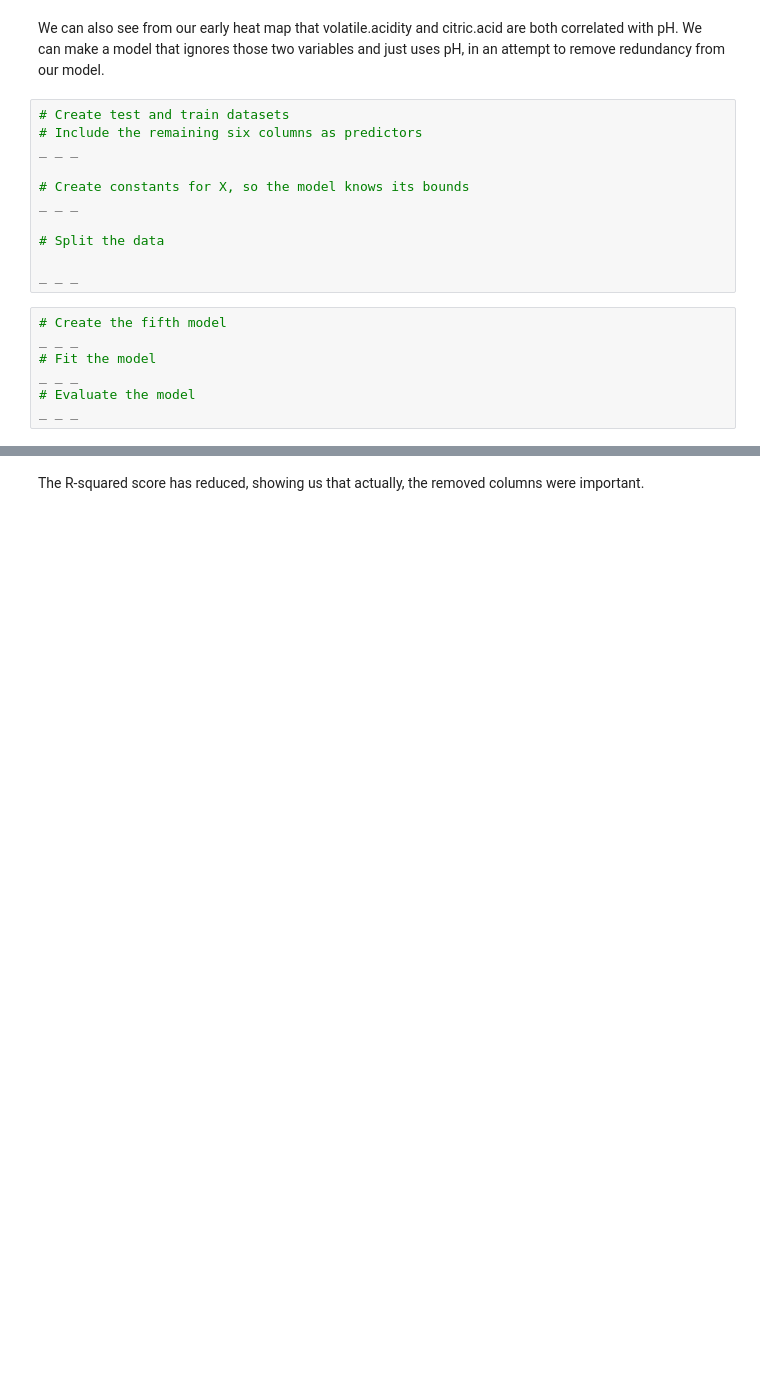
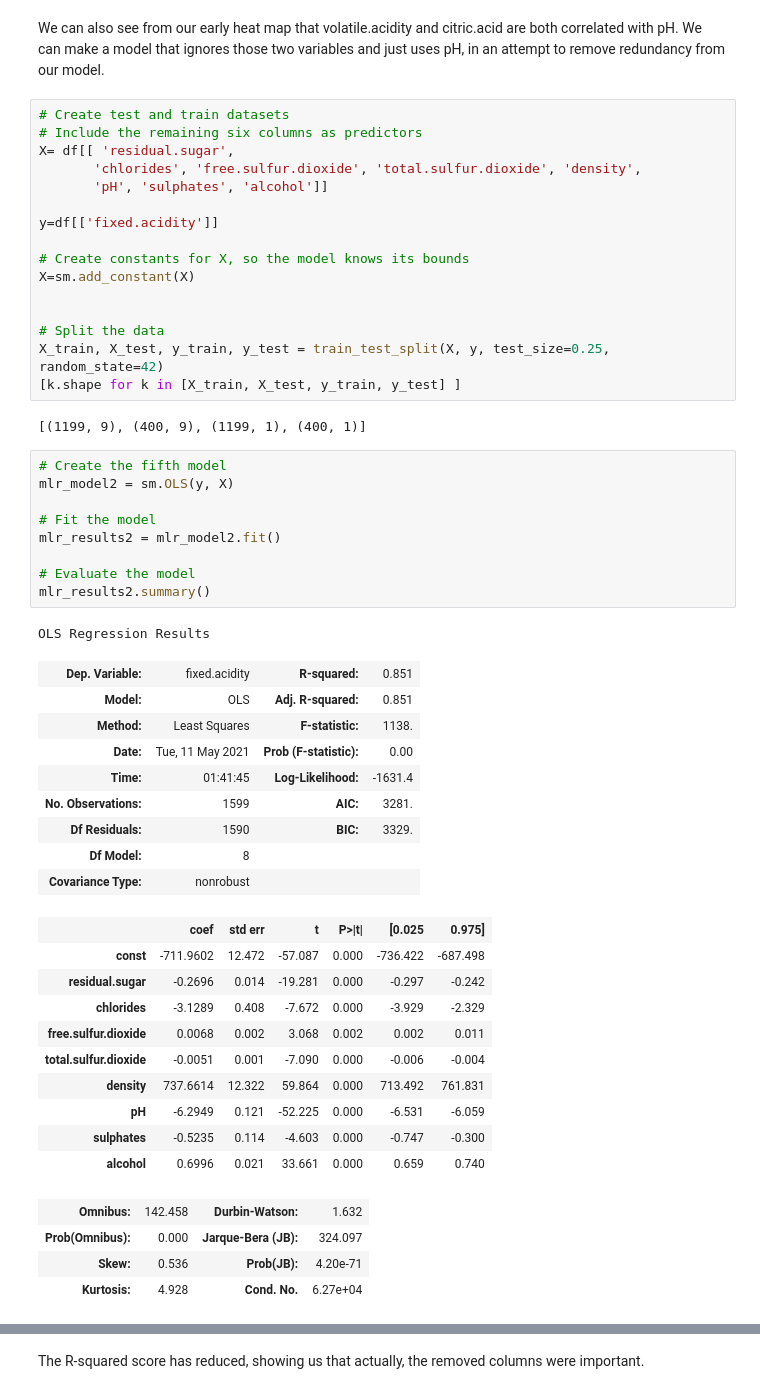
Before and after one commit to Khalif81/RedWinePrediction, a Jupyter notebook: Springboard Regression Case Study - the Red Wine Dataset - Tier 3_KhalifOliver.ipynb, the cells around one changed output, grey strips where cells are left out. Cells and saved outputs as stored; diff of their text form; blank space fills up the shorter version.

Commit message:
complete with all models...selected the best

```diff
--- a/Springboard Regression Case Study - the Red Wine Dataset - Tier 3_KhalifOliver.ipynb
+++ b/Springboard Regression Case Study - the Red Wine Dataset - Tier 3_KhalifOliver.ipynb
@@ -539,18 +550,52 @@ We can also see from our early heat map that volatile.acidity and citric.acid ar
 # %%
 # Create test and train datasets
 # Include the remaining six columns as predictors
-_ _ _
+X= df[[ 'residual.sugar',
+       'chlorides', 'free.sulfur.dioxide', 'total.sulfur.dioxide', 'density',
+       'pH', 'sulphates', 'alcohol']]
+
+y=df[['fixed.acidity']]
 
 # Create constants for X, so the model knows its bounds
-_ _ _
+X=sm.add_constant(X)
+
 
 # Split the data
-
-_ _ _
+X_train, X_test, y_train, y_test = train_test_split(X, y, test_size=0.25, random_state=42)
+[k.shape for k in [X_train, X_test, y_train, y_test] ]
+# %% [output]
+[(1199, 9), (400, 9), (1199, 1), (400, 1)]
 # %%
 # Create the fifth model
-_ _ _
+mlr_model2 = sm.OLS(y, X)
+
 # Fit the model
-_ _ _
+mlr_results2 = mlr_model2.fit()
+
 # Evaluate the model
-_ _ _
+mlr_results2.summary()
+# %% [output]
+OLS Regression Results
+| Dep. Variable: | fixed.acidity | R-squared: | 0.851 |
+| Model: | OLS | Adj. R-squared: | 0.851 |
+| Method: | Least Squares | F-statistic: | 1138. |
+| Date: | Tue, 11 May 2021 | Prob (F-statistic): | 0.00 |
+| Time: | 01:41:45 | Log-Likelihood: | -1631.4 |
+| No. Observations: | 1599 | AIC: | 3281. |
+| Df Residuals: | 1590 | BIC: | 3329. |
+| Df Model: | 8 |  |  |
+| Covariance Type: | nonrobust |  |  |
+|  | coef | std err | t | P>|t| | [0.025 | 0.975] |
+| const | -711.9602 | 12.472 | -57.087 | 0.000 | -736.422 | -687.498 |
+| residual.sugar | -0.2696 | 0.014 | -19.281 | 0.000 | -0.297 | -0.242 |
+| chlorides | -3.1289 | 0.408 | -7.672 | 0.000 | -3.929 | -2.329 |
+| free.sulfur.dioxide | 0.0068 | 0.002 | 3.068 | 0.002 | 0.002 | 0.011 |
+| total.sulfur.dioxide | -0.0051 | 0.001 | -7.090 | 0.000 | -0.006 | -0.004 |
+| density | 737.6614 | 12.322 | 59.864 | 0.000 | 713.492 | 761.831 |
+| pH | -6.2949 | 0.121 | -52.225 | 0.000 | -6.531 | -6.059 |
+| sulphates | -0.5235 | 0.114 | -4.603 | 0.000 | -0.747 | -0.300 |
+| alcohol | 0.6996 | 0.021 | 33.661 | 0.000 | 0.659 | 0.740 |
+| Omnibus: | 142.458 | Durbin-Watson: | 1.632 |
+| Prob(Omnibus): | 0.000 | Jarque-Bera (JB): | 324.097 |
+| Skew: | 0.536 | Prob(JB): | 4.20e-71 |
+| Kurtosis: | 4.928 | Cond. No. | 6.27e+04 |
```
Also changed, not shown: parts of 7 cells of this notebook.
